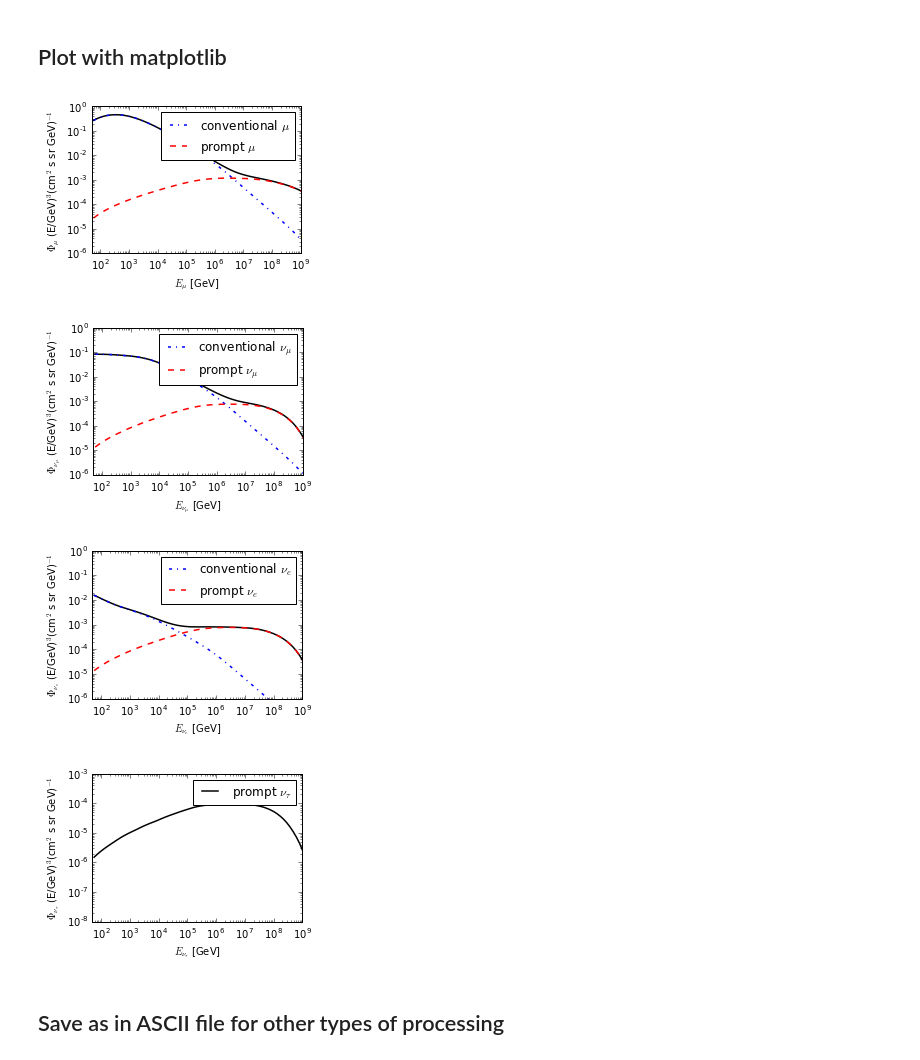
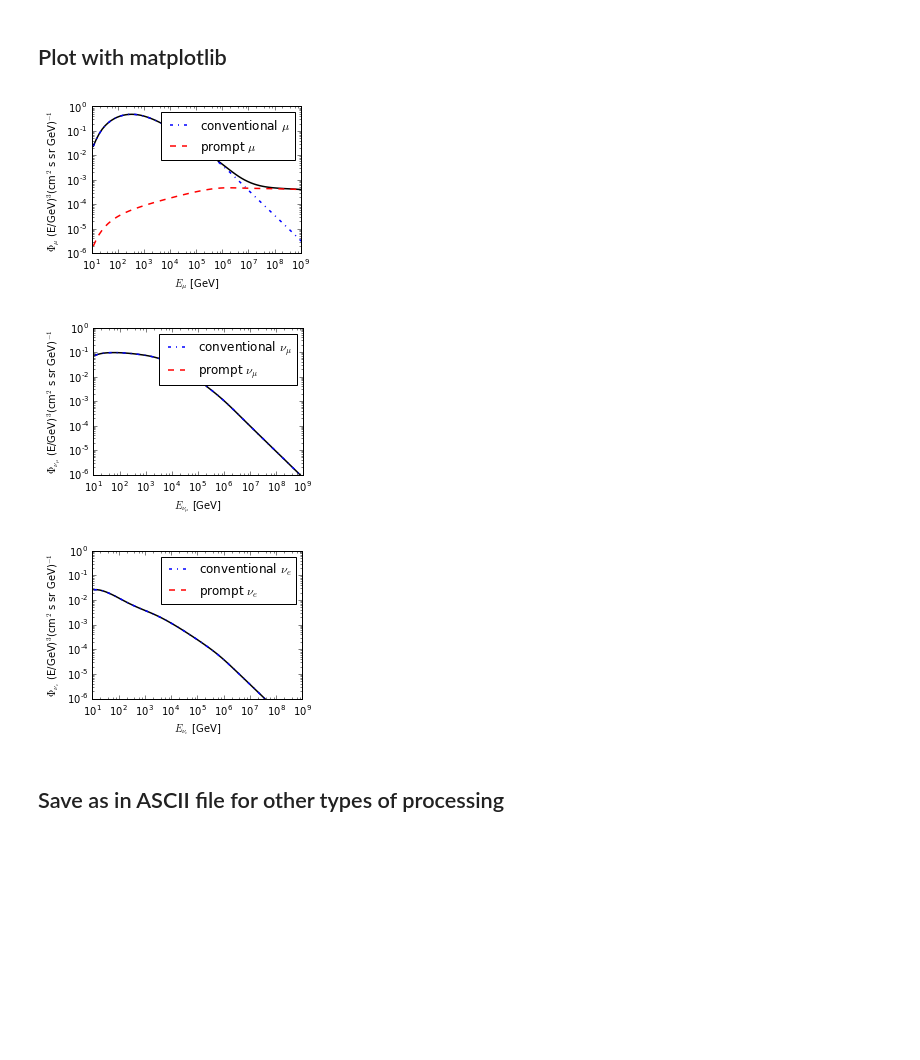
Before and after one commit to mceq-project/MCEq, a Jupyter notebook: examples/basic_flux.ipynb, the cells around one changed output. Cells and saved outputs as stored; diff of their text form; code cells hidden in the pictures; blank space fills up the shorter version.

```diff
--- a/examples/basic_flux.ipynb
+++ b/examples/basic_flux.ipynb
@@ -25,7 +25,7 @@ If the initialization succeeds it will print out some information according to t
 # %%
 mceq_run = MCEqRun(
 #provide the string of the interaction model
-interaction_model='SIBYLL2.3',
+interaction_model='SIBYLL2.1',
 #primary cosmic ray flux model
 #support a tuple (primary model class (not instance!), arguments)
 primary_model=(pm.Thunman,None),#(pm.HillasGaisser2012, "H3a"),
@@ -111,44 +128,43 @@ Plot with matplotlib
 --------------------
 # %%
 #get path of the home directory + Desktop
-save_pdf = True
+save_pdf = False
 desktop = os.path.join(os.path.expanduser("~"),'Desktop')
 
 for pref, lab in [('mu_',r'\mu'), ('numu_',r'\nu_\mu'), ('nue_',r'\nu_e')]:
     plt.figure(figsize=(4., 3))
     plt.loglog(e_grid, flux[pref + 'total'], color='k', ls='-', lw=1.5)
     plt.loglog(e_grid, flux[pref + 'conv'], color='b', ls='-.', lw=1.5,
                label=r'conventional ${0}$'.format(lab))
     plt.loglog(e_grid, flux[pref + 'pr'], color='r',ls='--', lw=1.5,
                label='prompt ${0}$'.format(lab))
-    plt.xlim(50,1e9)
+    plt.xlim(10,1e9)
     plt.ylim(1e-6,1)
     plt.xlabel(r"$E_{{{0}}}$ [GeV]".format(lab))
     plt.ylabel(r"$\Phi_{" + lab + "}$ (E/GeV)$^{" + str(mag) +" }$" +
                "(cm$^{2}$ s sr GeV)$^{-1}$")
     plt.legend(loc='upper right')
     plt.tight_layout()
     if save_pdf: plt.savefig(os.path.join(desktop, pref + 'flux.eps'))
 
 pref = 'nutau'
 if np.any(flux[pref + '_pr']): #for models without prompt -> no nutau
     plt.figure(figsize=(4., 3))
     lab = r'\nu_\tau'
     plt.loglog(e_grid, flux[pref + '_pr'], color='k', ls='-', lw=1.5,
                label='prompt ${0}$'.format(lab))
-    plt.xlim(50,1e9)
+    plt.xlim(10,1e9)
     plt.ylim(1e-8,1e-3)
     plt.xlabel(r"$E_{{{0}}}$ [GeV]".format(lab))
     plt.ylabel(r"$\Phi_{" + lab + "}$ (E/GeV)$^{" + str(mag) +" }$" +
                "(cm$^{2}$ s sr GeV)$^{-1}$")
     plt.legend(loc='upper right')
     plt.tight_layout()
     if save_pdf: plt.savefig(os.path.join(desktop, pref + 'flux.eps'))
 # %% [output]
-[figure, old version]
+[figure, new version]
-[figure, old version]
+[figure, new version]
-[figure, old version]
+[figure, new version]
-[figure, removed]
 # %% [markdown]
 Save as in ASCII file for other types of processing
 ---------------------------------------------------
```
Also changed, not shown: parts of 2 cells of this notebook, 1 other file.
